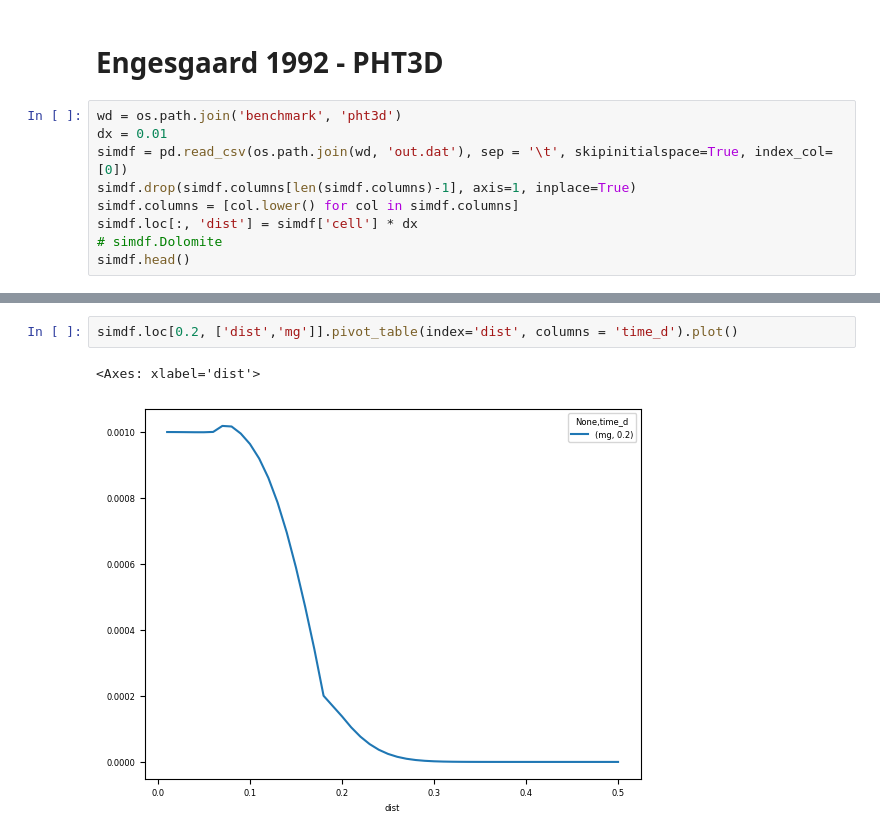
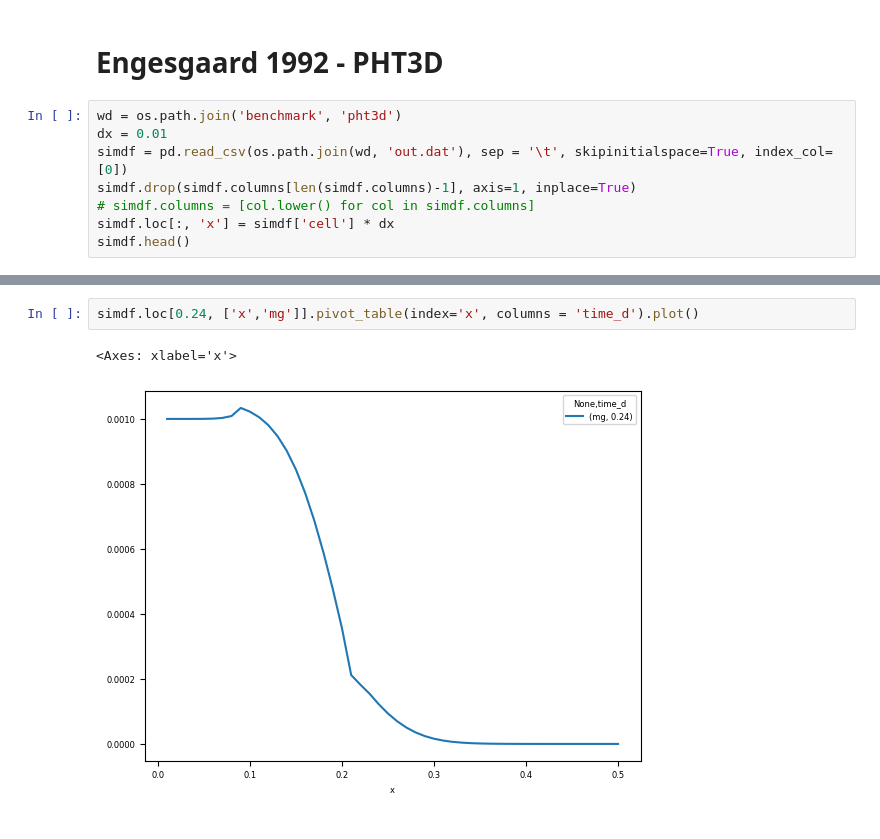
Before and after one commit to p-ortega/mf6rtm, a Jupyter notebook: testing.ipynb, the cells around one changed output, grey strips where cells are left out. Cells and saved outputs as stored; diff of their text form.

Commit message:
beautifying plot

```diff
--- a/testing.ipynb
+++ b/testing.ipynb
@@ -244,8 +244,7 @@ wd = os.path.join('benchmark', 'pht3d')
 dx = 0.01
 simdf = pd.read_csv(os.path.join(wd, 'out.dat'), sep = '\t', skipinitialspace=True, index_col=[0])
 simdf.drop(simdf.columns[len(simdf.columns)-1], axis=1, inplace=True)
-simdf.columns = [col.lower() for col in simdf.columns]
-simdf.loc[:, 'dist'] = simdf['cell'] * dx
-# simdf.Dolomite
+# simdf.columns = [col.lower() for col in simdf.columns]
+simdf.loc[:, 'x'] = simdf['cell'] * dx
 simdf.head()
 # %% [output]
@@ -268,5 +276,5 @@ Index([  864.0,   864.0,   864.0,   864.0,   864.0,   864.0,   864.0,   864.0,
 # %%
-simdf.loc[0.2, ['dist','mg']].pivot_table(index='dist', columns = 'time_d').plot()
+simdf.loc[0.24, ['x','mg']].pivot_table(index='x', columns = 'time_d').plot()
 # %% [output]
-<Axes: xlabel='dist'>
+<Axes: xlabel='x'>
-[figure, old version]
+[figure, new version]
```
Also changed, not shown: parts of 4 cells of this notebook.
